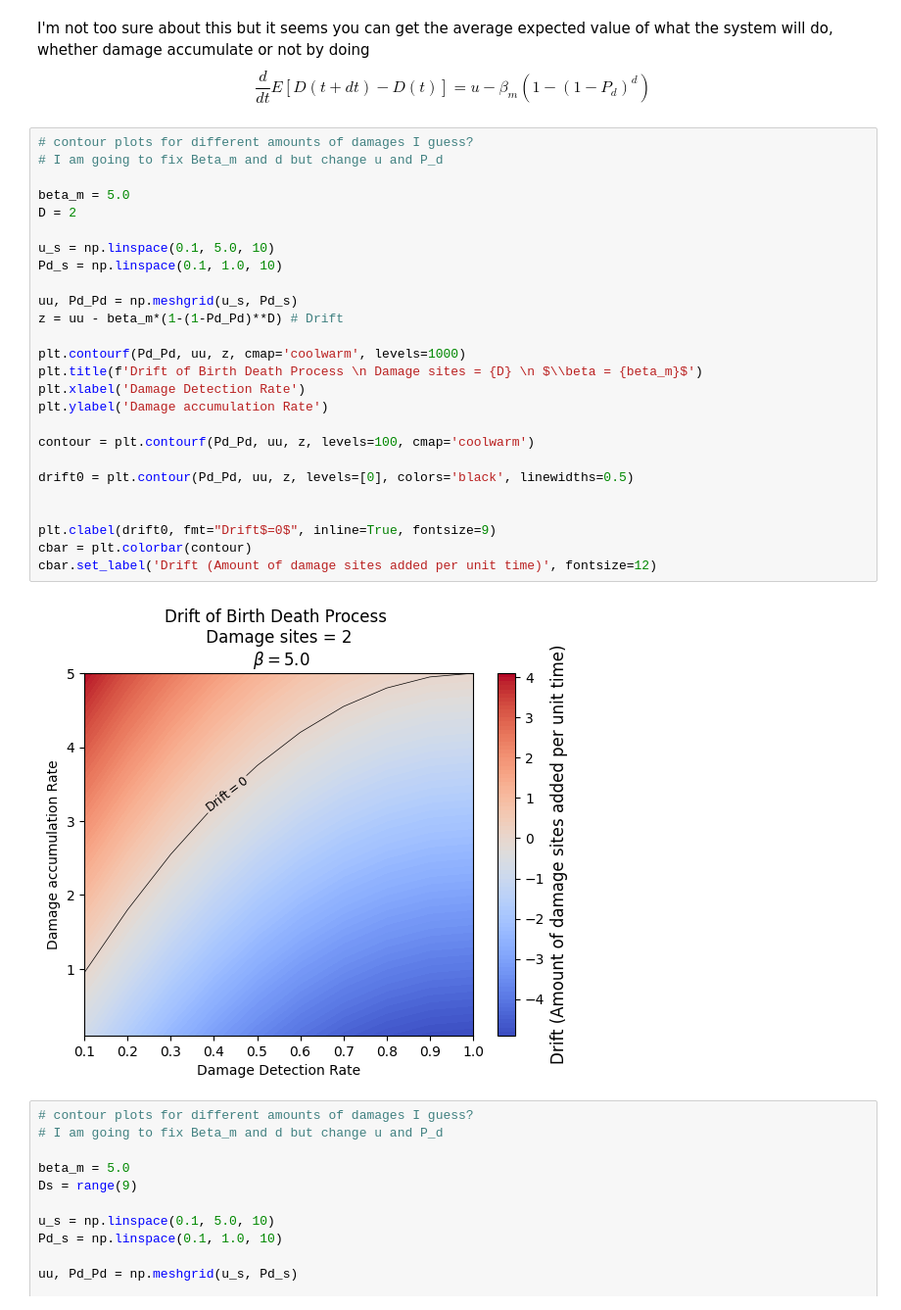
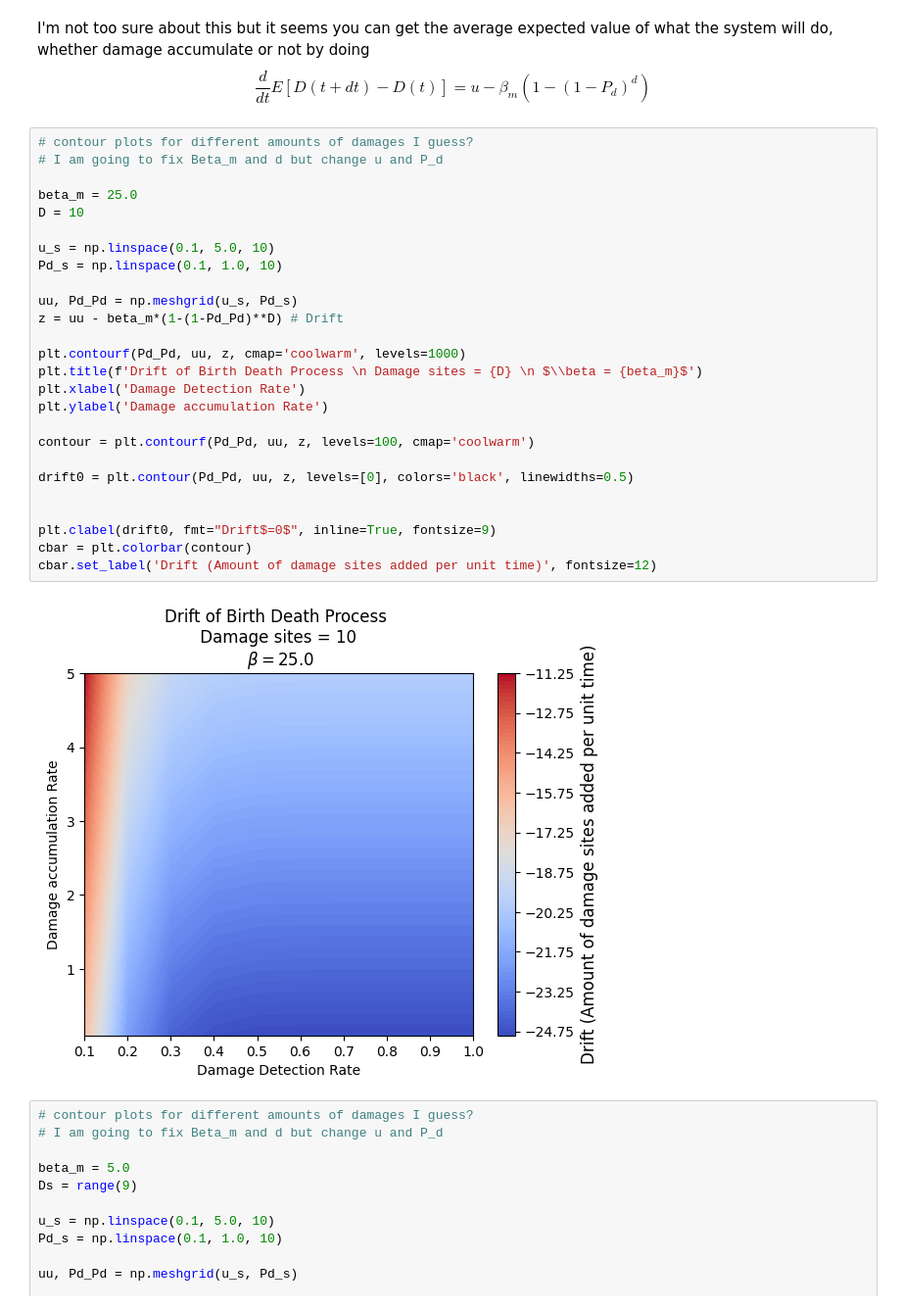
Before and after one commit to Yujun-cpu/RSCAM_G11, a Jupyter notebook: Parameter Effects.ipynb, the cells around one changed output. Shown at 98% size. Cells and saved outputs as stored; diff of their text form.

```diff
--- a/Parameter Effects.ipynb
+++ b/Parameter Effects.ipynb
@@ -124,31 +124,31 @@ $$ \frac{d}{dt} E[D(t+dt) - D(t)] = u - \beta_m(1-(1-P_d)^d) $$
 # %%
 # contour plots for different amounts of damages I guess?
 # I am going to fix Beta_m and d but change u and P_d
 
-beta_m = 5.0
-D = 2
+beta_m = 25.0
+D = 10
 
 u_s = np.linspace(0.1, 5.0, 10)
 Pd_s = np.linspace(0.1, 1.0, 10)
 
 uu, Pd_Pd = np.meshgrid(u_s, Pd_s)
 z = uu - beta_m*(1-(1-Pd_Pd)**D) # Drift
 
 plt.contourf(Pd_Pd, uu, z, cmap='coolwarm', levels=1000)
 plt.title(f'Drift of Birth Death Process \n Damage sites = {D} \n $\\beta = {beta_m}$')
 plt.xlabel('Damage Detection Rate')
 plt.ylabel('Damage accumulation Rate')
 
 contour = plt.contourf(Pd_Pd, uu, z, levels=100, cmap='coolwarm')
 
 drift0 = plt.contour(Pd_Pd, uu, z, levels=[0], colors='black', linewidths=0.5)
 
 
 plt.clabel(drift0, fmt="Drift$=0$", inline=True, fontsize=9)
 cbar = plt.colorbar(contour)
 cbar.set_label('Drift (Amount of damage sites added per unit time)', fontsize=12)
 # %% [output]
-[figure, old version]
+[figure, new version]
 # %%
 # contour plots for different amounts of damages I guess?
 # I am going to fix Beta_m and d but change u and P_d
```
Also changed, not shown: 2 other files.
